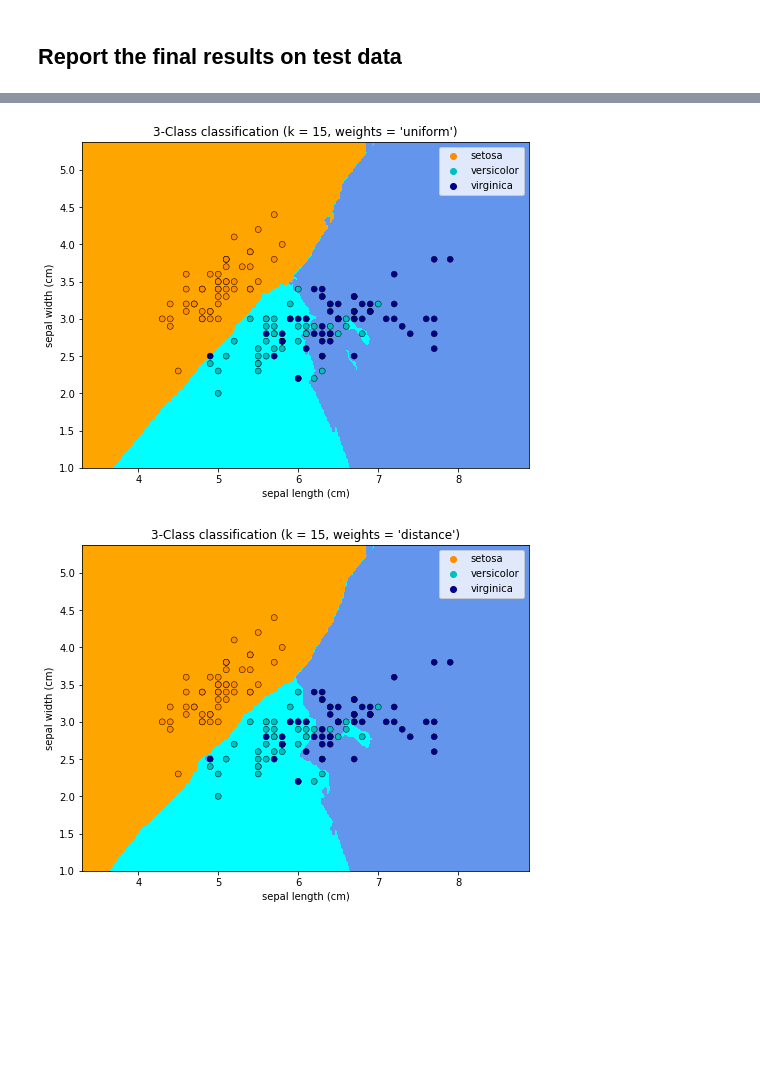
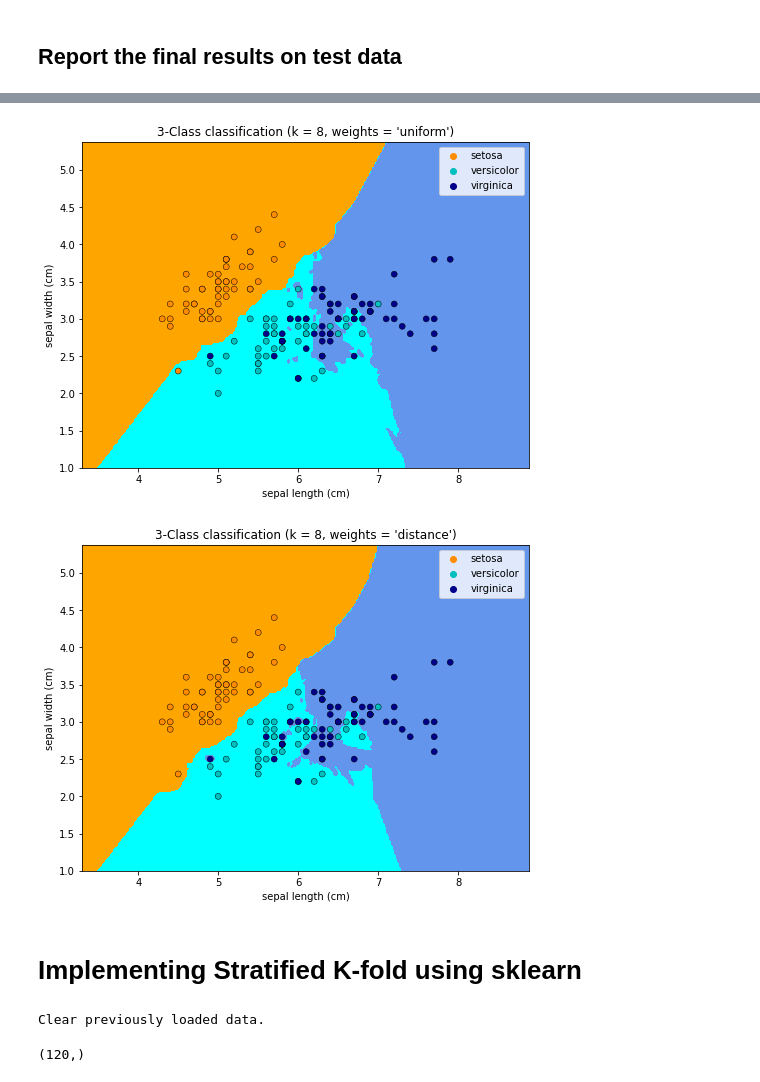
Before and after one commit to ak06645/Mini-Project-ML, a Jupyter notebook: KNN_stratified.ipynb, the cells around one changed output, grey strips where cells are left out. Drawn from its saved outputs; the diff is of its cells as text; code cells hidden in the pictures; blank space fills up the shorter version.

Commit message:
Implemented naive stratified k-fold

```diff
--- a/KNN_stratified.ipynb
+++ b/KNN_stratified.ipynb
@@ -84,0 +110,38 @@ TRAIN: [ 0  1  2  3  4  5  6  7  8  9 10 11 12 13 14 15 16 17 18 19 20 21 22 23
+# %%
+from classifiers import KNearestNeighbor
+
+k_choices = sorted([1, 3, 5, 8, 10, 12, 15, 20, 50])
+num_folds = 5
+
+k_accuracy = {}
+X_train_folds = []
+y_train_folds = []
+
+classifier = KNearestNeighbor()
+
+X_train_folds, y_train_folds = stratified_split(X_train, y_train, num_folds)
+
+for k in k_choices:
+    lst1 = []
+    knn = KNeighborsClassifier(n_neighbors=k)
+
+    for f in range(num_folds):
+        X_train_copy = X_train_folds.copy()
+        y_train_copy = y_train_folds.copy()
+        X_temp_val = X_train_copy.pop(f)
+        y_temp_val = y_train_copy.pop(f)
+        X_temp_tr = np.concatenate( (X_train_copy), axis=0 )
+        y_temp_tr = np.concatenate( (y_train_copy), axis=0 )
+
+        classifier.train(X_temp_tr, y_temp_tr)
+        y_val_pred = classifier.predict(X_temp_val, k)
+
+        # Compute and print the fraction of correctly predicted examples
+        num_val = y_temp_val.shape[0]
+        num_correct = np.sum(y_temp_val == y_val_pred)
+        accuracy = float(num_correct) / num_val
+        lst1.append(accuracy)
+
+    k_accuracy[k] = lst1
+
+k_accuracy
@@ -123,7 +192,7 @@ SyntaxError: unexpected EOF while parsing (Temp/ipykernel_13192/3951451809.py, l
 from matplotlib.colors import ListedColormap
 import seaborn as sns
 
-n_neighbors = 15
+n_neighbors = best_k
 
 X = iris.data[:, :2]
 y = iris.target
@@ -143,32 +212,52 @@ for weights in ["uniform", "distance"]:
     # point in the mesh [x_min, x_max]x[y_min, y_max].
     x_min, x_max = X[:, 0].min() - 1, X[:, 0].max() + 1
     y_min, y_max = X[:, 1].min() - 1, X[:, 1].max() + 1
     xx, yy = np.meshgrid(np.arange(x_min, x_max, h), np.arange(y_min, y_max, h))
     Z = clf.predict(np.c_[xx.ravel(), yy.ravel()])
 
     # Put the result into a color plot
     Z = Z.reshape(xx.shape)
     plt.figure(figsize=(8, 6))
     plt.contourf(xx, yy, Z, cmap=cmap_light)
 
     # Plot also the training points
     sns.scatterplot(
         x=X[:, 0],
         y=X[:, 1],
         hue=iris.target_names[y],
         palette=cmap_bold,
         alpha=1.0,
         edgecolor="black",
     )
     plt.xlim(xx.min(), xx.max())
     plt.ylim(yy.min(), yy.max())
     plt.title(
         "3-Class classification (k = %i, weights = '%s')" % (n_neighbors, weights)
     )
     plt.xlabel(iris.feature_names[0])
     plt.ylabel(iris.feature_names[1])
 
 plt.show()
 # %% [output]
-[figure, old version]
+[figure, new version]
-[figure, old version]
+[figure, new version]
+# %% [markdown]
+# Implementing Stratified K-fold using sklearn
+# %%
+# Cleaning up variables to prevent loading data multiple times (which may cause memory issue)
+try:
+   del X_train, y_train
+   del X_test, y_test
+   print('Clear previously loaded data.')
+except:
+   pass
+# %% [output]
+Clear previously loaded data.
+# %%
+from sklearn.model_selection import train_test_split
+
+X_train, X_test, y_train, y_test = train_test_split(X, y, test_size=0.20, shuffle=True, random_state=42, stratify=y)
+
+print(y_train.shape)
+# %% [output]
+(120,)
```
Also changed, not shown: parts of 19 cells of this notebook, 3 other files.
